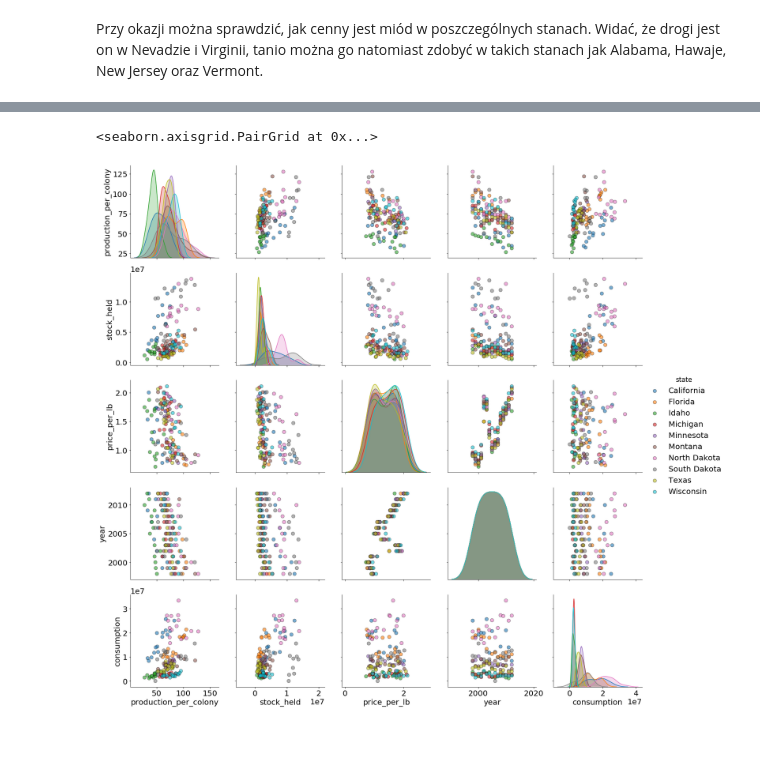
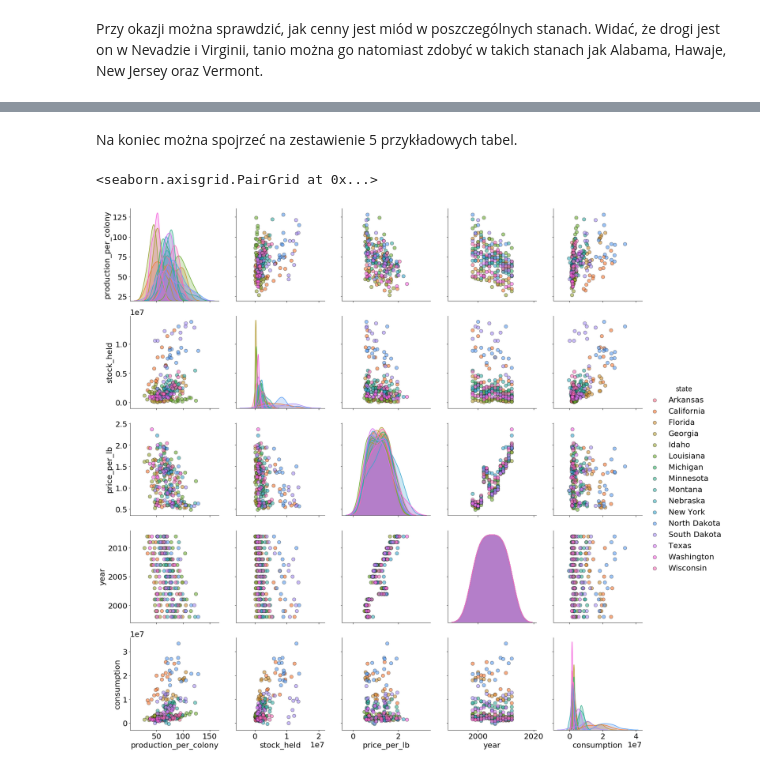
Before and after one commit to MsProfanum/Statistic, a Jupyter notebook: HoneyProd.ipynb, the cells around one changed output, grey strips where cells are left out. Cells and saved outputs as stored; diff of their text form; code cells hidden in the pictures; blank space fills up the shorter version.

```diff
--- a/HoneyProd.ipynb
+++ b/HoneyProd.ipynb
@@ -315,7 +316,9 @@ plt.show()
+# %% [markdown]
+Na koniec można spojrzeć na zestawienie 5 przykładowych tabel.
 # %%
-sns.pairplot(data.loc[data['state'].isin(list(top10_states_by_production.state))], hue='state',
+sns.pairplot(data.loc[data['state'].isin(list(states_by_production.state))], hue='state',
             diag_kind = 'kde', plot_kws = {'alpha': 0.6, 's': 80, 'edgecolor': 'k'},
             height=4, vars = ['production_per_colony','stock_held','price_per_lb','year','consumption'])
 # %% [output]
 <seaborn.axisgrid.PairGrid at 0x...>
-[figure, old version]
+[figure, new version]
```
Also changed, not shown: parts of 13 cells of this notebook, 1 other file.
